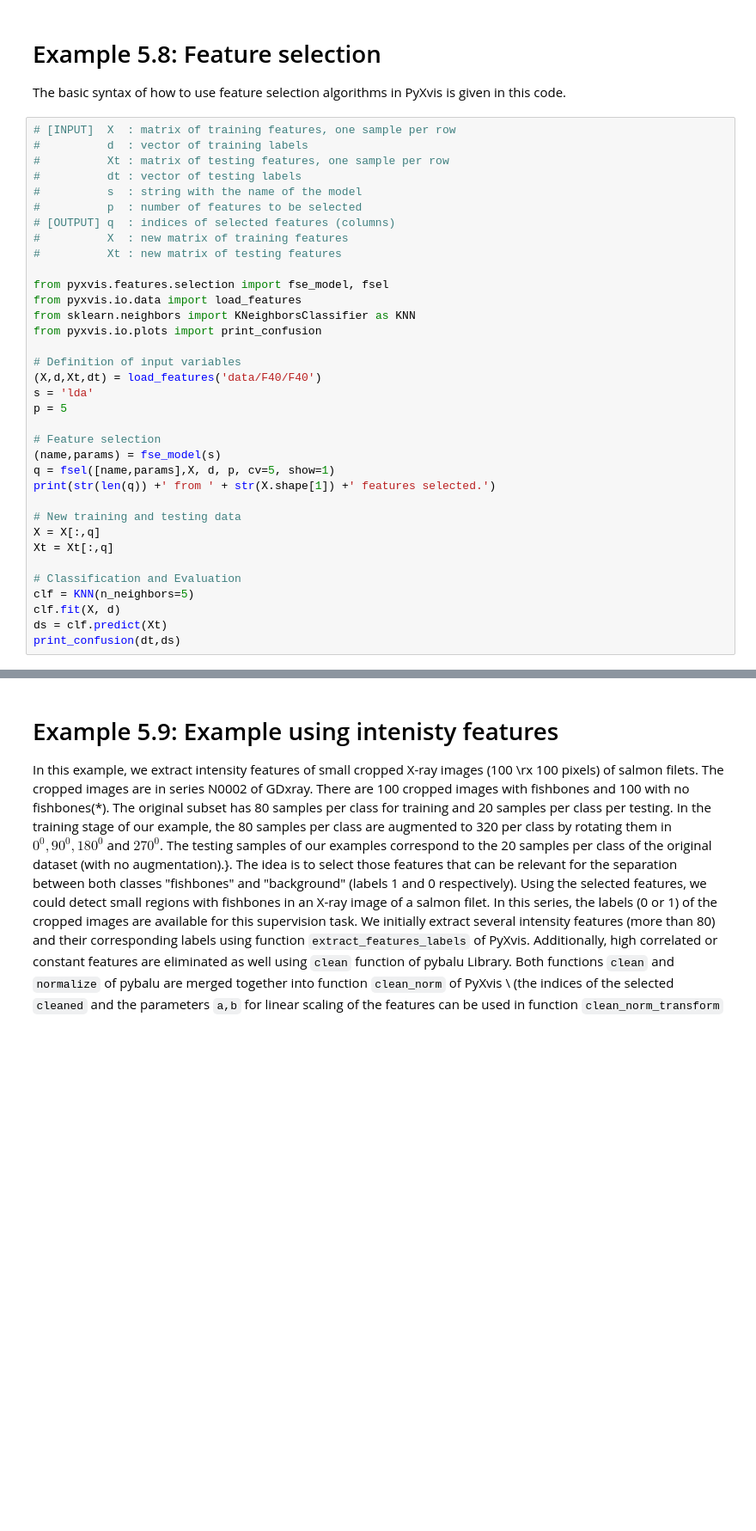
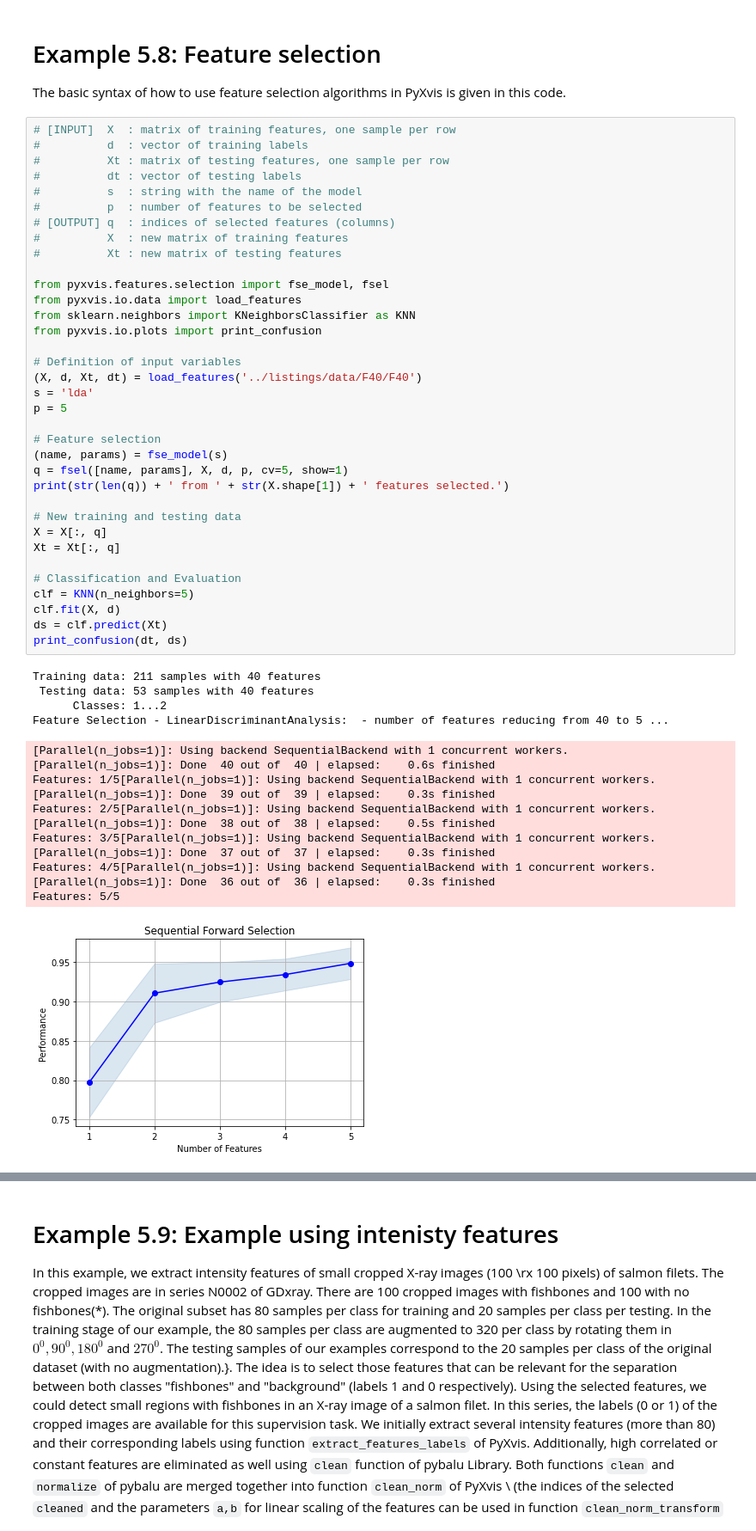
Before and after one commit to computervision-xray-testing/pyxvis, a Jupyter notebook: notebooks/Chapter_05.ipynb, the cells around one changed output, grey strips where cells are left out. Shown at 86% size. Cells and saved outputs as stored; diff of their text form; blank space fills up the shorter version.

```diff
--- a/notebooks/Chapter_05.ipynb
+++ b/notebooks/Chapter_05.ipynb
@@ -417,35 +439,52 @@ The basic syntax of how to use feature selection algorithms in PyXvis is given i
 # %%
 # [INPUT]  X  : matrix of training features, one sample per row
 #          d  : vector of training labels
 #          Xt : matrix of testing features, one sample per row
 #          dt : vector of testing labels
 #          s  : string with the name of the model
 #          p  : number of features to be selected
 # [OUTPUT] q  : indices of selected features (columns)
 #          X  : new matrix of training features
 #          Xt : new matrix of testing features
 
 from pyxvis.features.selection import fse_model, fsel
 from pyxvis.io.data import load_features
 from sklearn.neighbors import KNeighborsClassifier as KNN
 from pyxvis.io.plots import print_confusion
 
 # Definition of input variables
-(X,d,Xt,dt) = load_features('data/F40/F40')
+(X, d, Xt, dt) = load_features('../listings/data/F40/F40')
 s = 'lda'
 p = 5
 
 # Feature selection
-(name,params) = fse_model(s)
-q = fsel([name,params],X, d, p, cv=5, show=1)
-print(str(len(q)) +' from ' + str(X.shape[1]) +' features selected.')
+(name, params) = fse_model(s)
+q = fsel([name, params], X, d, p, cv=5, show=1)
+print(str(len(q)) + ' from ' + str(X.shape[1]) + ' features selected.')
 
 # New training and testing data
-X = X[:,q]
-Xt = Xt[:,q]
+X = X[:, q]
+Xt = Xt[:, q]
 
 # Classification and Evaluation
 clf = KNN(n_neighbors=5)
 clf.fit(X, d)
 ds = clf.predict(Xt)
-print_confusion(dt,ds)
+print_confusion(dt, ds)
+# %% [output]
+Training data: 211 samples with 40 features
+ Testing data: 53 samples with 40 features
+      Classes: 1...2
+Feature Selection - LinearDiscriminantAnalysis:  - number of features reducing from 40 to 5 ...
+[Parallel(n_jobs=1)]: Using backend SequentialBackend with 1 concurrent workers.
+[Parallel(n_jobs=1)]: Done  40 out of  40 | elapsed:    0.6s finished
+Features: 1/5[Parallel(n_jobs=1)]: Using backend SequentialBackend with 1 concurrent workers.
+[Parallel(n_jobs=1)]: Done  39 out of  39 | elapsed:    0.3s finished
+Features: 2/5[Parallel(n_jobs=1)]: Using backend SequentialBackend with 1 concurrent workers.
+[Parallel(n_jobs=1)]: Done  38 out of  38 | elapsed:    0.5s finished
+Features: 3/5[Parallel(n_jobs=1)]: Using backend SequentialBackend with 1 concurrent workers.
+[Parallel(n_jobs=1)]: Done  37 out of  37 | elapsed:    0.3s finished
+Features: 4/5[Parallel(n_jobs=1)]: Using backend SequentialBackend with 1 concurrent workers.
+[Parallel(n_jobs=1)]: Done  36 out of  36 | elapsed:    0.3s finished
+Features: 5/5
+[figure, added]
```
Also changed, not shown: parts of 10 cells of this notebook, 1 other file.
